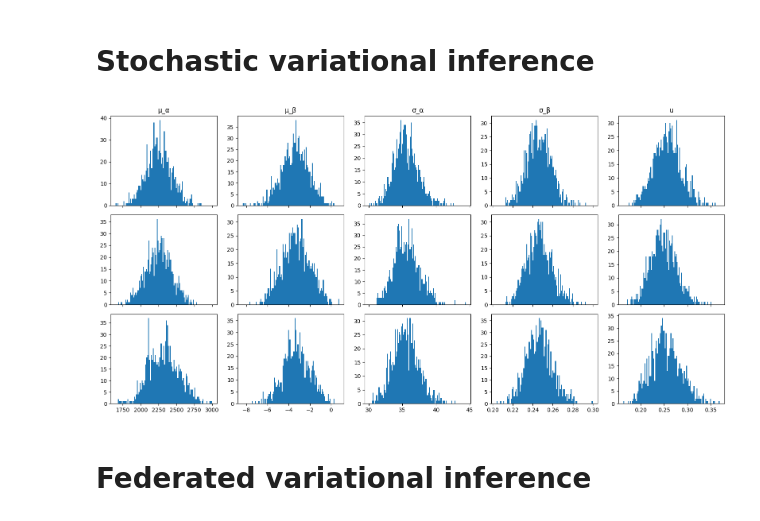
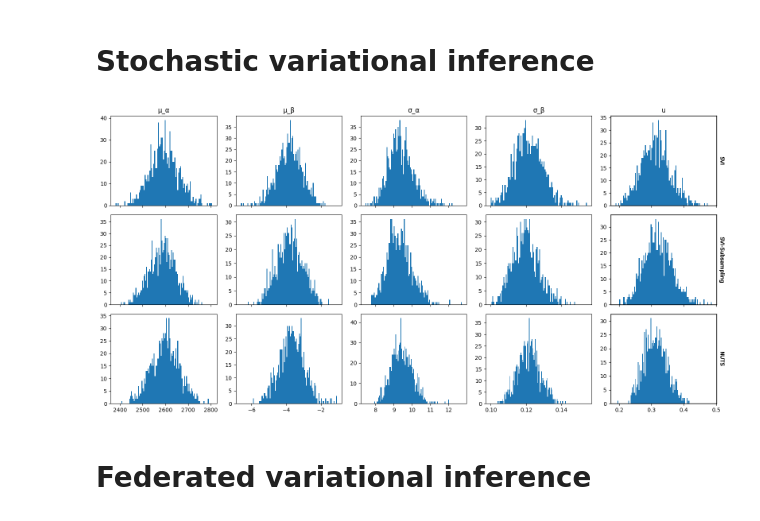
Before and after one commit to gaia-os/fedbmr, a Jupyter notebook: notebooks/federated_hierarchical_linear_regression.ipynb, the cells around one changed output. Cells and saved outputs as stored; diff of their text form; code cells hidden in the pictures.

Commit message:
a wroking example for federated inference on a hierarchical regression model

```diff
--- a/notebooks/federated_hierarchical_linear_regression.ipynb
+++ b/notebooks/federated_hierarchical_linear_regression.ipynb
@@ -314,10 +346,16 @@ rng_key = random.PRNGKey(0)
 # %% [markdown]
 Now, calling NumPyro's inference engine:
 # %%
+data = {
+    'covariates': weeks,
+    'obs': FVC_obs,
+    'mask': mask
+}
+
 nuts_kernel = NUTS(reparam_model)
 
 mcmc = MCMC(nuts_kernel, num_samples=1000, num_warmup=2000)
-mcmc.run(rng_key, weeks, FVC_obs=FVC_obs, mask=mask)
+mcmc.run(rng_key, **data)
 
 posterior_samples = mcmc.get_samples()
 # %% [markdown]
@@ -340,28 +384,46 @@ svi_samples1.update(pred(_rng_key, weeks, FVC_obs=FVC_obs, mask=mask))
 # %%
-optim = optax.adabelief(learning_rate=1e-2, eps=1e-8, eps_root=1e-8)
-svi = SVI(model, guide, optim, loss)
+data = {
+    'covariates': weeks,
+    'obs': FVC_obs,
+    'mask': mask
+}
+
+optim = optax.adabelief(learning_rate=1e-2)
+loss = TraceGraph_ELBO(num_particles=10)
+svi = SVI(model, post, optim, loss)
 
 rng_key, _rng_key = random.split(rng_key)
-svi_res = svi.run(_rng_key, 100_000, weeks, FVC_obs=FVC_obs, mask=mask, subsample_size=20)
+svi_res = svi.run(_rng_key, 50_000, subsample_size=20, **data)
 
-pred = Predictive(guide, params=svi_res.params, num_samples=1000)
+pred = Predictive(post, params=svi_res.params, num_samples=1000)
 rng_key, _rng_key = random.split(rng_key)
-svi_samples2 = pred(_rng_key, weeks, FVC_obs=FVC_obs, mask=mask)
+svi_samples2 = pred(_rng_key, **data)
 
 pred = Predictive(model, posterior_samples=svi_samples2)
 rng_key, _rng_key = random.split(rng_key)
-svi_samples2.update(pred(_rng_key, weeks, FVC_obs=FVC_obs, mask=mask))
+svi_samples2.update(pred(_rng_key, **data))
 # %%
 fig, axes = plt.subplots(3, 5, figsize=(16, 8), sharex='col')
 for i, name in enumerate(['μ_α', 'μ_β', 'σ_α', 'σ_β', 'u']):
     axes[0, i].hist(svi_samples1[name], bins=100);
+    twin = axes[0, -1].twinx()
+    twin.set_ylabel('SVI', rotation=-90, labelpad=10)
+    twin.set_yticks([])
+
     axes[1, i].hist(svi_samples2[name], bins=100);
+    twin = axes[1, -1].twinx()
+    twin.set_ylabel('SVI-Subsampling', rotation=-90, labelpad=10)
+    twin.set_yticks([])
+
     axes[2, i].hist(posterior_samples[name], bins=100);
+    twin = axes[2, -1].twinx()
+    twin.set_ylabel('NUTS', rotation=-90, labelpad=10)
+    twin.set_yticks([])
 
     axes[0, i].set_title(name)
 
 fig.tight_layout()
 # %% [output]
-[figure, old version]
+[figure, new version]
 # %% [markdown]
 # Federated variational inference
```
Also changed, not shown: parts of 13 cells of this notebook, 3 other files.
